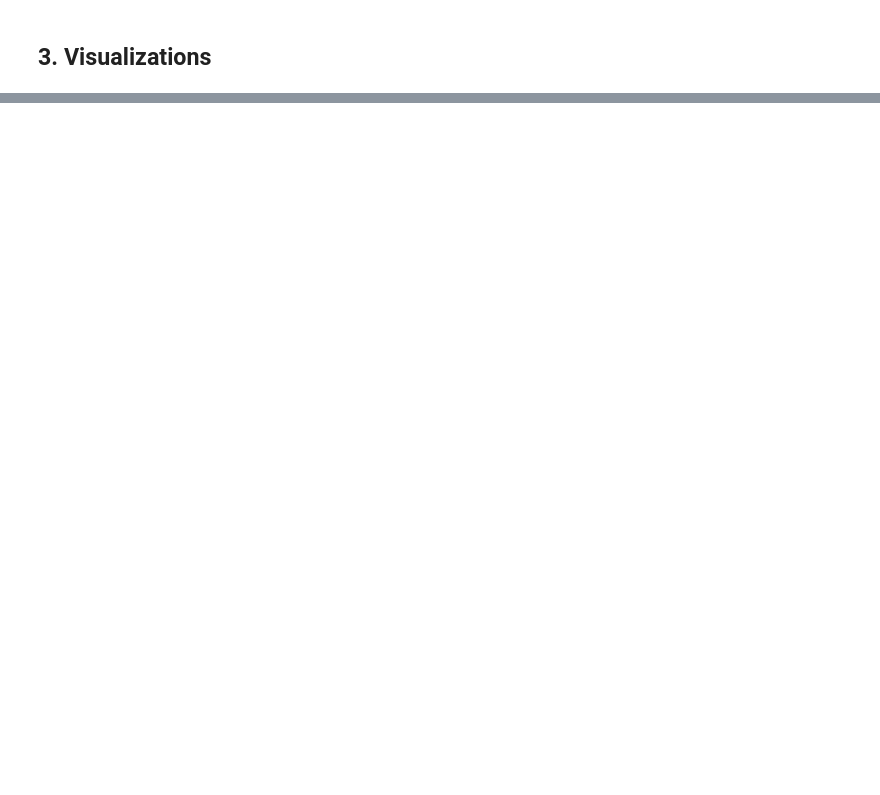
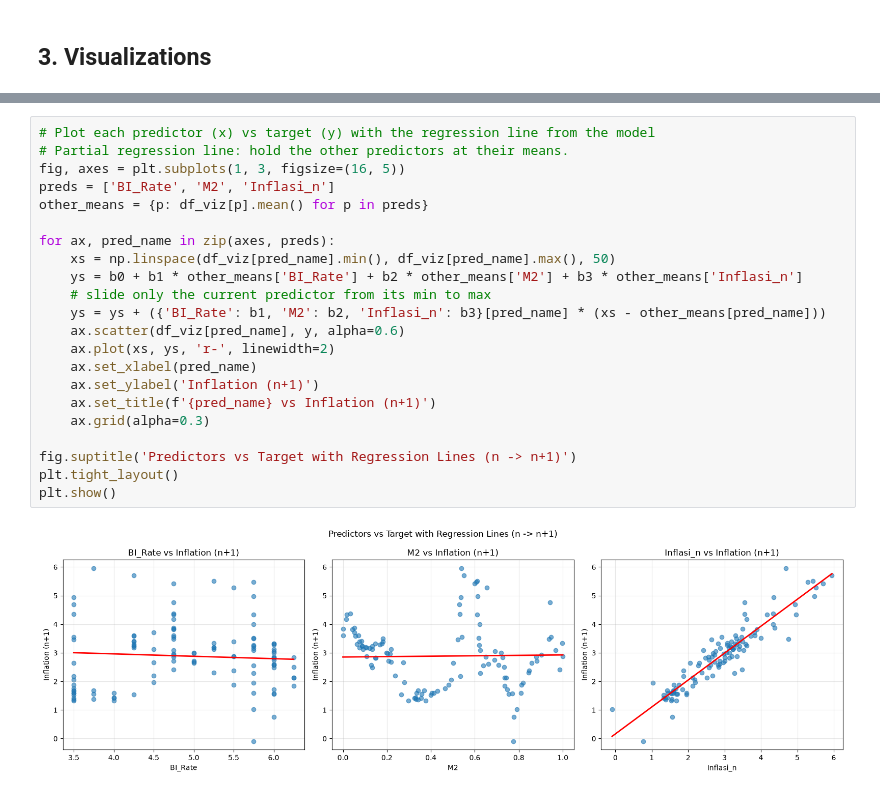
Before and after one commit to thofaa/inflation_YoY_prediction, a Jupyter notebook: Linear_Regression_Model_Nplus1.ipynb, the cells around one changed output, grey strips where cells are left out. Saved outputs shown, nothing was run; the diff lists cells and outputs as text; blank space fills up the shorter version.

```diff
--- a/Linear_Regression_Model_Nplus1.ipynb
+++ b/Linear_Regression_Model_Nplus1.ipynb
@@ -153,0 +150,24 @@ $$\text{Inflasi}_{n+1} = b_0 + b_1 \cdot \text{BI\_Rate}_n + b_2 \cdot \text{M2}
+# %%
+# Plot each predictor (x) vs target (y) with the regression line from the model
+# Partial regression line: hold the other predictors at their means.
+fig, axes = plt.subplots(1, 3, figsize=(16, 5))
+preds = ['BI_Rate', 'M2', 'Inflasi_n']
+other_means = {p: df_viz[p].mean() for p in preds}
+
+for ax, pred_name in zip(axes, preds):
+    xs = np.linspace(df_viz[pred_name].min(), df_viz[pred_name].max(), 50)
+    ys = b0 + b1 * other_means['BI_Rate'] + b2 * other_means['M2'] + b3 * other_means['Inflasi_n']
+    # slide only the current predictor from its min to max
+    ys = ys + ({'BI_Rate': b1, 'M2': b2, 'Inflasi_n': b3}[pred_name] * (xs - other_means[pred_name]))
+    ax.scatter(df_viz[pred_name], y, alpha=0.6)
+    ax.plot(xs, ys, 'r-', linewidth=2)
+    ax.set_xlabel(pred_name)
+    ax.set_ylabel('Inflation (n+1)')
+    ax.set_title(f'{pred_name} vs Inflation (n+1)')
+    ax.grid(alpha=0.3)
+
+fig.suptitle('Predictors vs Target with Regression Lines (n -> n+1)')
+plt.tight_layout()
+plt.show()
+# %% [output]
+[figure, added]
```
Also changed, not shown: parts of 10 cells of this notebook.
